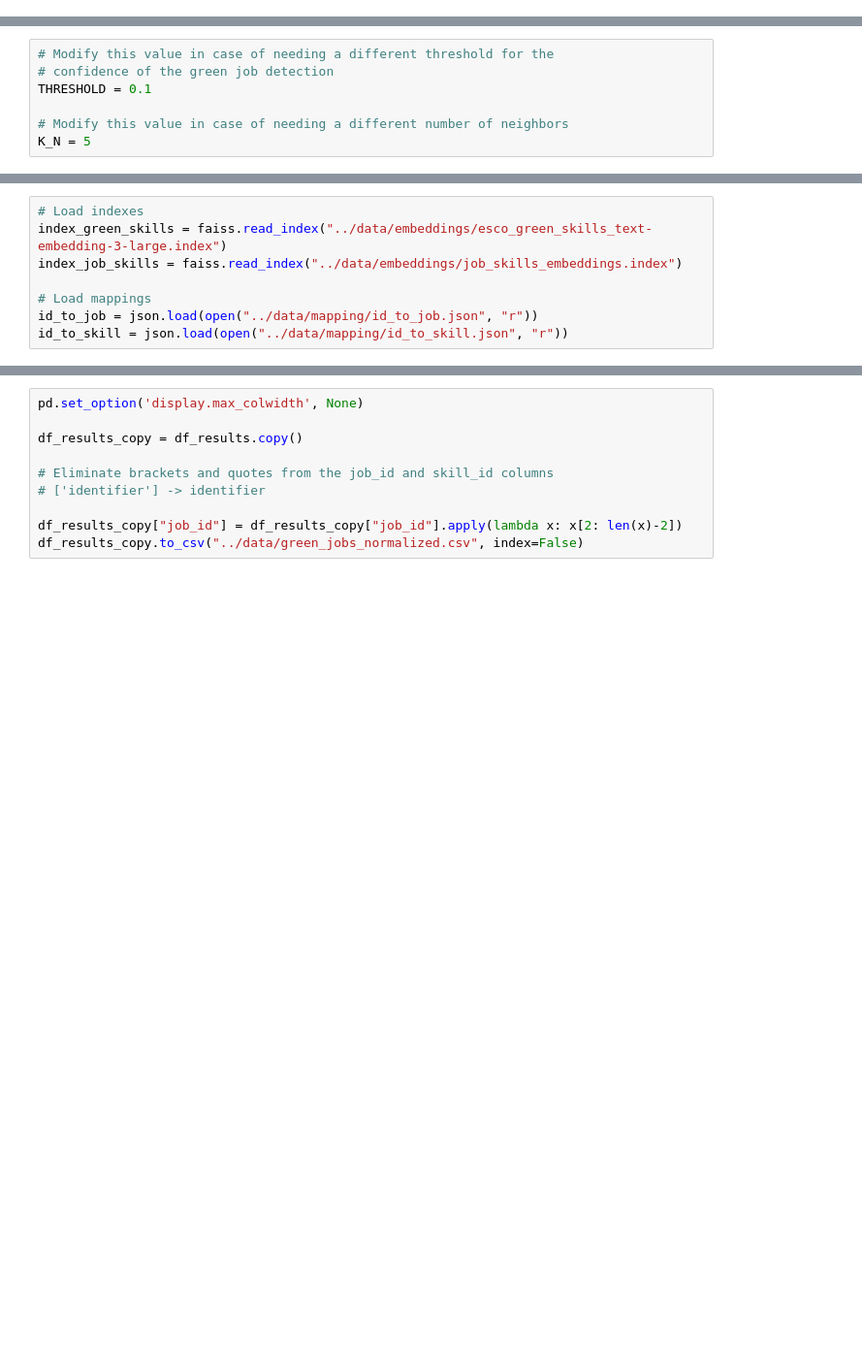
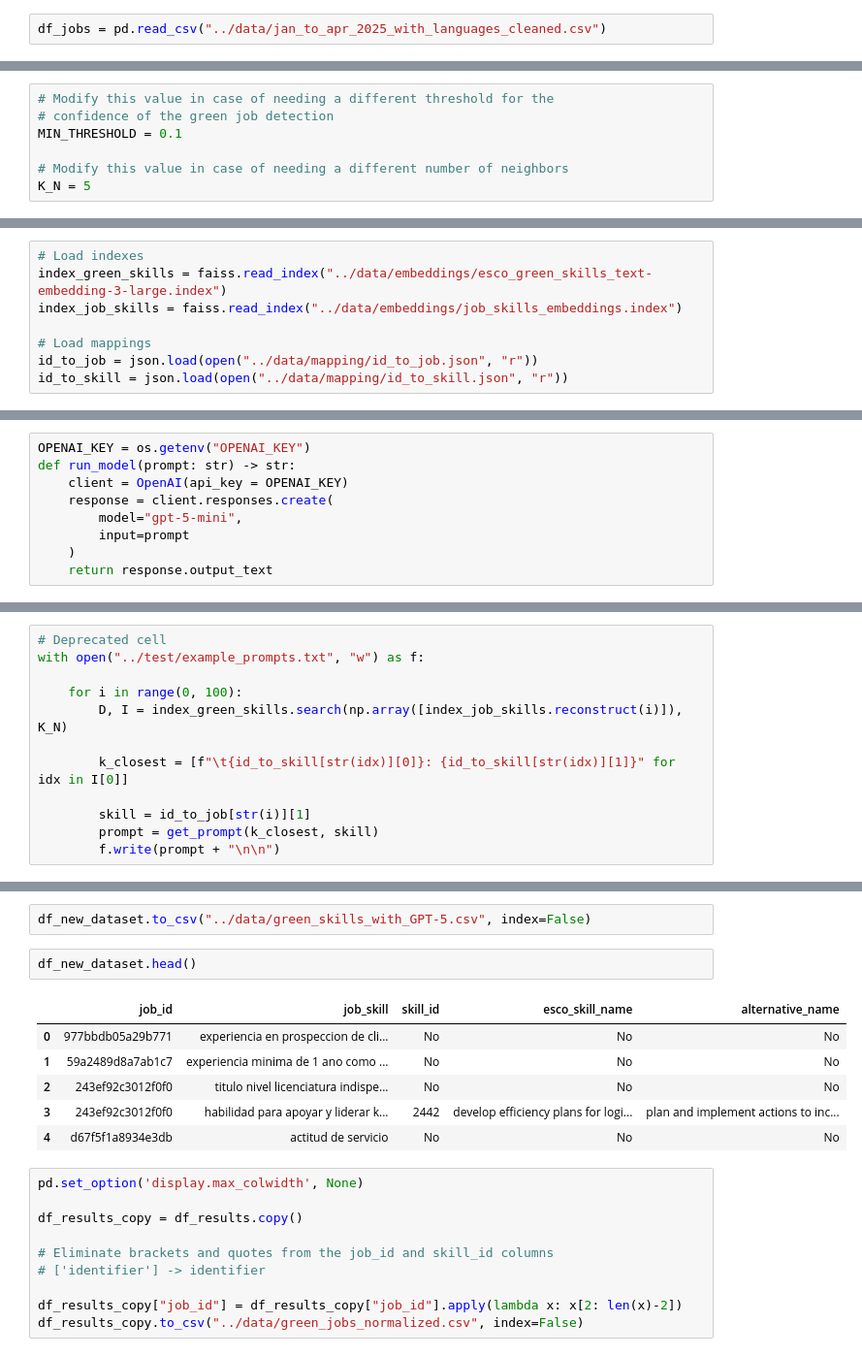
Before and after one commit to JNArrazola/green_skill_RAG_system, a Jupyter notebook: src/3_green_job_detection_and_normalization.ipynb, the cells around one changed output, grey strips where cells are left out. Shown at 97% size. Saved outputs shown, nothing was run; the diff lists cells and outputs as text; blank space fills up the shorter version.

```diff
--- a/src/3_green_job_detection_and_normalization.ipynb
+++ b/src/3_green_job_detection_and_normalization.ipynb
@@ -22,4 +30,6 @@ Green skills index contains 3673 vectors of dimension 3072.
 Job skills index contains 70318 vectors of dimension 3072.
+# %%
+df_jobs = pd.read_csv("../data/jan_to_apr_2025_with_languages_cleaned.csv")
 # %% [markdown]
 ## Normalization
 # %% [markdown]
@@ -29,7 +39,7 @@ Steps for normalization process:
 # %%
 # Modify this value in case of needing a different threshold for the
 # confidence of the green job detection
-THRESHOLD = 0.1
+MIN_THRESHOLD = 0.1
 
 # Modify this value in case of needing a different number of neighbors
 K_N = 5
@@ -43,0 +99,9 @@ id_to_skill = json.load(open("../data/mapping/id_to_skill.json", "r"))
+# %%
+OPENAI_KEY = os.getenv("OPENAI_KEY")
+def run_model(prompt: str) -> str:
+    client = OpenAI(api_key = OPENAI_KEY)
+    response = client.responses.create(
+        model="gpt-5-mini",
+        input=prompt
+    )
+    return response.output_text
@@ -70,0 +138,12 @@ for i in range(0, index_job_skills.ntotal):
+# %%
+# Deprecated cell
+with open("../test/example_prompts.txt", "w") as f:
+
+    for i in range(0, 100):
+        D, I = index_green_skills.search(np.array([index_job_skills.reconstruct(i)]), K_N)
+
+        k_closest = [f"\t{id_to_skill[str(idx)][0]}: {id_to_skill[str(idx)][1]}" for idx in I[0]]
+
+        skill = id_to_job[str(i)][1]
+        prompt = get_prompt(k_closest, skill)
+        f.write(prompt + "\n\n")
@@ -71,3 +258,14 @@ for i in range(0, index_job_skills.ntotal):
+# %%
+df_new_dataset.to_csv("../data/green_skills_with_GPT-5.csv", index=False)
+# %%
+df_new_dataset.head()
+# %% [output]
+|  | job_id | job_skill | skill_id | esco_skill_name | alternative_name |
+| 0 | 977bbdb05a29b771 | experiencia en prospeccion de cli... | No | No | No |
+| 1 | 59a2489d8a7ab1c7 | experiencia minima de 1 ano como ... | No | No | No |
+| 2 | 243ef92c3012f0f0 | titulo nivel licenciatura indispe... | No | No | No |
+| 3 | 243ef92c3012f0f0 | habilidad para apoyar y liderar k... | 2442 | develop efficiency plans for logi... | plan and implement actions to inc... |
+| 4 | d67f5f1a8934e3db | actitud de servicio | No | No | No |
 # %%
 pd.set_option('display.max_colwidth', None)
 
```
Also changed, not shown: parts of 12 cells of this notebook, 7 other files.
